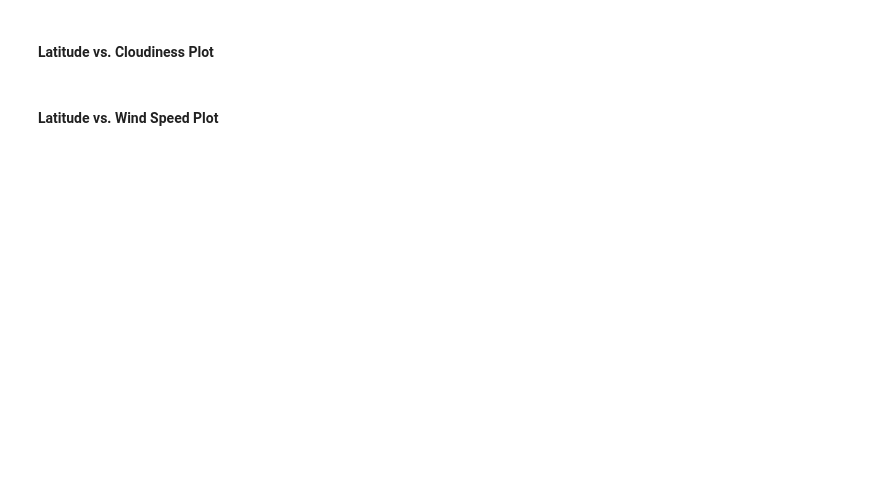
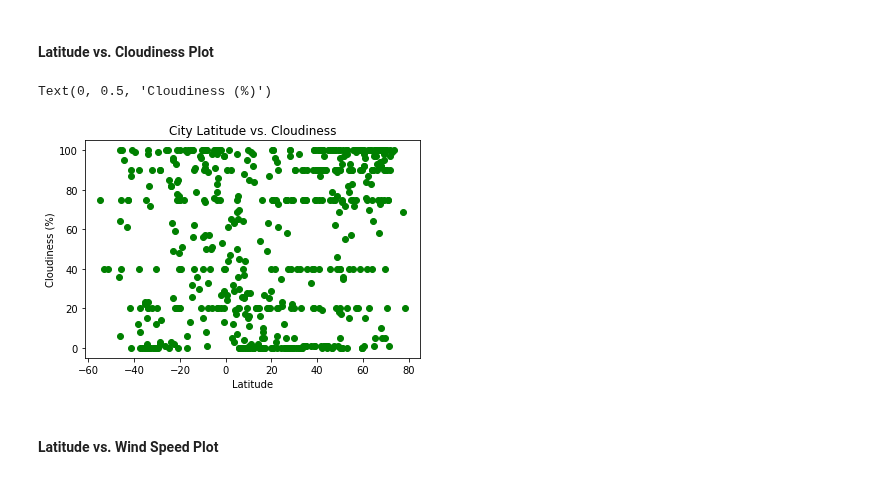
Before and after one commit to Yashwinie/bootcampspot-homework, a Jupyter notebook: python-api-challenge/WeatherPy/WeatherPy.ipynb, the cells around one changed output. Saved outputs shown, nothing was run; the diff lists cells and outputs as text; code cells hidden in the pictures; blank space fills up the shorter version.

```diff
--- a/python-api-challenge/WeatherPy/WeatherPy.ipynb
+++ b/python-api-challenge/WeatherPy/WeatherPy.ipynb
@@ -187,4 +220,17 @@ city_data.to_csv('Output\city_data.csv')
 # %% [markdown]
 #### Latitude vs. Cloudiness Plot
+# %%
+#line to form scatter plot
+plt.scatter(city_data["Latitude"], city_data["Cloudiness"], facecolors="green")
+
+#formatting
+plt.title("City Latitude vs. Cloudiness")
+plt.xlabel("Latitude")
+plt.ylabel("Cloudiness (%)")
+
+#save plot as image
+# %% [output]
+Text(0, 0.5, 'Cloudiness (%)')
+[figure, added]
 # %% [markdown]
 #### Latitude vs. Wind Speed Plot
```
Also changed, not shown: parts of 11 cells of this notebook, 4 other files.
